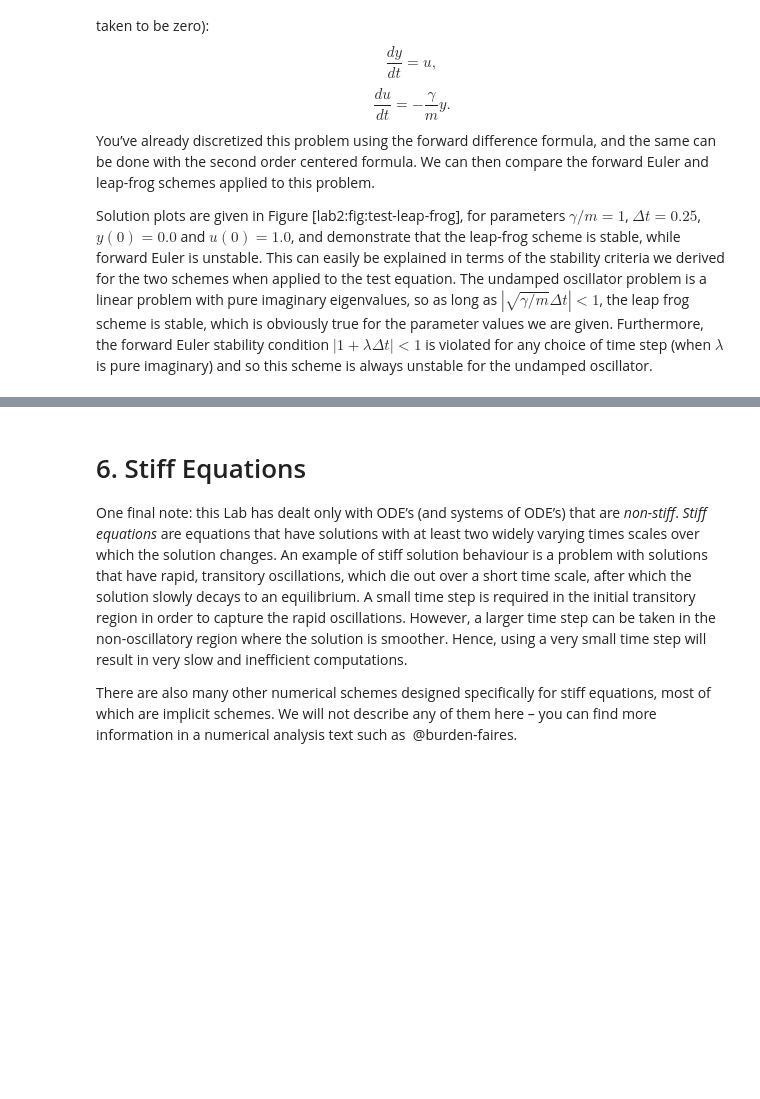
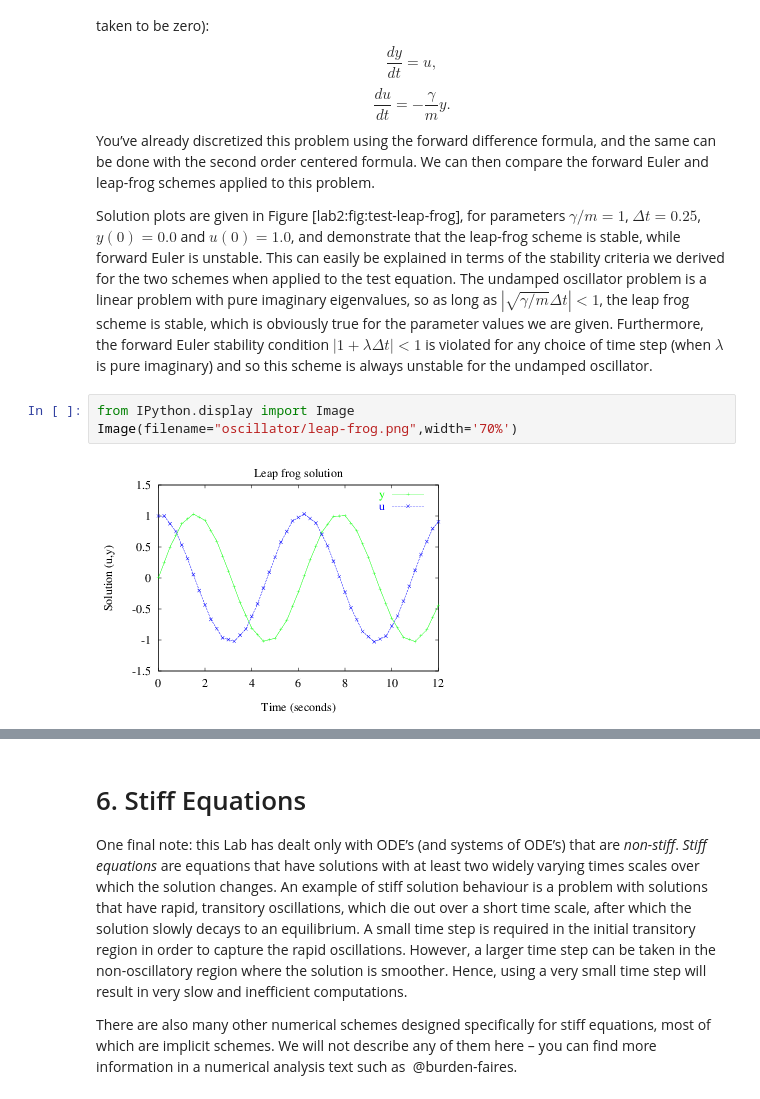
Before and after one commit to tjarnikova/numeric, a Jupyter notebook: lab2/lab2.ipynb, the cells around one changed output, grey strips where cells are left out. Drawn from its saved outputs; the diff is of its cells as text; blank space fills up the shorter version.

Commit message:
new oscillator module

```diff
--- a/lab2/lab2.ipynb
+++ b/lab2/lab2.ipynb
@@ -691,3 +773,8 @@ $|1+\lambda\Delta
   t|<1$ is violated for any choice of time step (when $\lambda$ is pure
 imaginary) and so this scheme is always unstable for the undamped
 oscillator.
+# %%
+from IPython.display import Image
+Image(filename="oscillator/leap-frog.png",width='70%')
+# %% [output]
+[figure, added]
```
Also changed, not shown: parts of 19 cells of this notebook, 3 other files.
